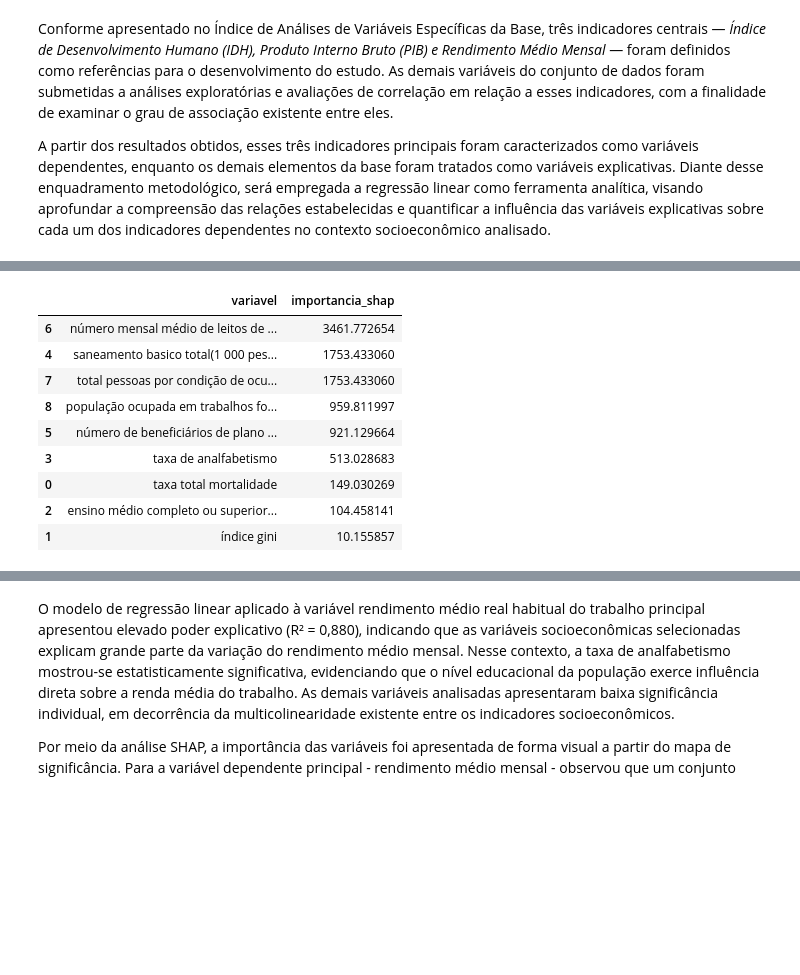
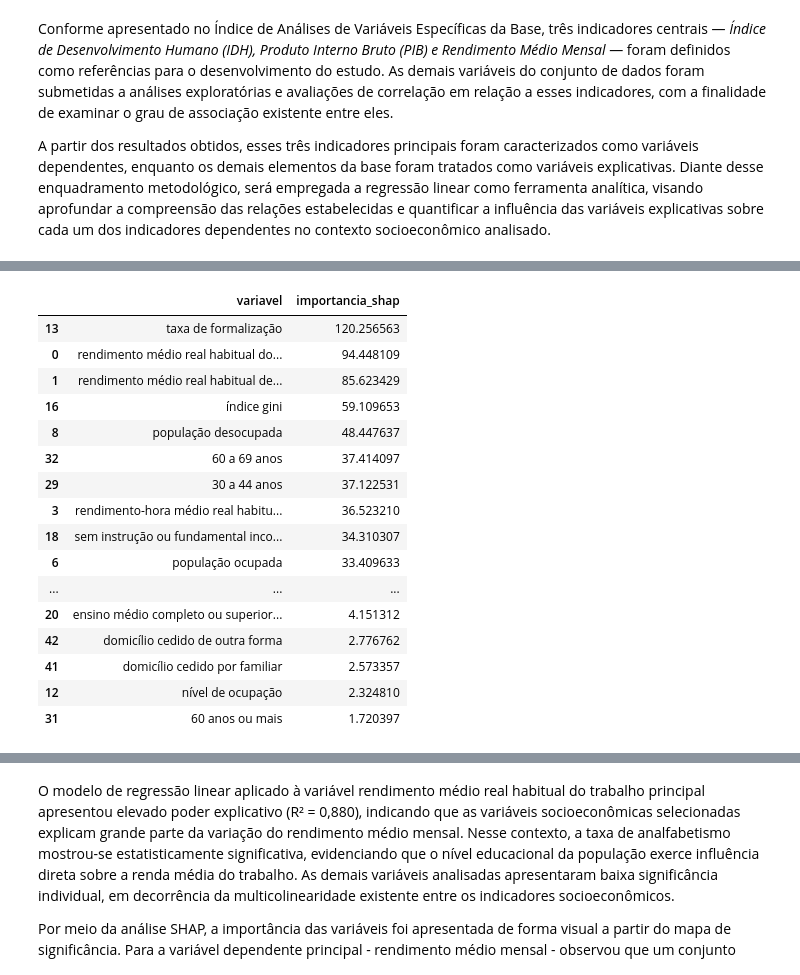
Before and after one commit to rafaella-moreira/DesafioII-ZettaLab, a Jupyter notebook: notebooks/analisedados.ipynb, the cells around one changed output, grey strips where cells are left out. Cells and saved outputs as stored; diff of their text form; code cells hidden in the pictures; blank space fills up the shorter version.

```diff
--- a/notebooks/analisedados.ipynb
+++ b/notebooks/analisedados.ipynb
@@ -1504,0 +1891,11 @@ Esses resultados evidenciam que o Rendimento Médio Mensal está fortemente asso
+# %%
+estados = [
+    'Espírito Santo',
+    'Minas Gerais',
+    'São Paulo',
+    'Rio de Janeiro'
+]
+
+metricas_gerais_rf = []
+previsoes_futuras_rf = []
+comparacao_teste_rf = []
@@ -1504,0 +2037,11 @@ Esses resultados evidenciam que o Rendimento Médio Mensal está fortemente asso
+# %%
+estados = [
+    'Minas Gerais',
+    'São Paulo',
+    'Espírito Santo',
+    'Rio de Janeiro'
+]
+
+metricas_gerais_xg = []
+previsoes_futuras_xg = []
+comparacao_teste_xg = []
@@ -1612,7 +2339,7 @@ strong multicollinearity problems or that the design matrix is singular.
 # %%
-def rodar_regressao_linear_shap(df, dependente_var, variaveis_independentes):
-    X = df[variaveis_independentes]
-    y = df[dependente_var]
+def rodar_regressao_linear_shap(df, target, variaveis):
+    X = df[variaveis]
+    y = df[target]
 
     X_treino, X_teste, y_treino, y_teste = train_test_split(
         X, y, test_size=0.2, random_state=42
@@ -1630,7 +2357,7 @@ def rodar_regressao_linear_shap(df, dependente_var, variaveis_independentes):
     r2 = r2_score(y_teste, y_pred)
     rmse = np.sqrt(mean_squared_error(y_teste, y_pred))
 
-    print(f'\nMODELO SHAP – {dependente_var.upper()}')
+    print(f'\nMODELO SHAP – {target.upper()}')
     print('-' * 60)
     print(f'R²: {r2:.4f}')
     print(f'RMSE: {rmse:.4f}')
@@ -1648,15 +2375,15 @@ def rodar_regressao_linear_shap(df, dependente_var, variaveis_independentes):
     shap.summary_plot(
         valores_shap,
         features=X_teste,
-        feature_names=variaveis_independentes
+        feature_names=variaveis
     )
 
     return pipeline, valores_shap
 # %%
 modelo_shap, valores_shap = rodar_regressao_linear_shap(
     df=df_modelo,
-    dependente_var=dependente_var,
-    variaveis_independentes=variaveis_independentes
+    target=target,
+    variaveis=variaveis
 )
 # %% [output]
 MODELO SHAP – RENDIMENTO MÉDIO REAL HABITUAL DO TRABALHO PRINCIPAL(R$/MÊS)
@@ -1667,18 +2394,25 @@ RMSE: 137.2433
 # %%
 importancia_shap = pd.DataFrame({
-    'variavel': variaveis_independentes,
+    'variavel': variaveis,
     'importancia_shap': np.abs(valores_shap.values).mean(axis=0)
 }).sort_values(by='importancia_shap', ascending=False)
 
 importancia_shap
 # %% [output]
 |  | variavel | importancia_shap |
-| 6 | número mensal médio de leitos de ... | 3461.772654 |
-| 4 | saneamento basico total(1 000 pes... | 1753.433060 |
-| 7 | total pessoas por condição de ocu... | 1753.433060 |
-| 8 | população ocupada em trabalhos fo... | 959.811997 |
-| 5 | número de beneficiários de plano ... | 921.129664 |
-| 3 | taxa de analfabetismo | 513.028683 |
-| 0 | taxa total mortalidade | 149.030269 |
-| 2 | ensino médio completo ou superior... | 104.458141 |
-| 1 | índice gini | 10.155857 |
+| 13 | taxa de formalização | 120.256563 |
+| 0 | rendimento médio real habitual do... | 94.448109 |
+| 1 | rendimento médio real habitual de... | 85.623429 |
+| 16 | índice gini | 59.109653 |
+| 8 | população desocupada | 48.447637 |
+| 32 | 60 a 69 anos | 37.414097 |
+| 29 | 30 a 44 anos | 37.122531 |
+| 3 | rendimento-hora médio real habitu... | 36.523210 |
+| 18 | sem instrução ou fundamental inco... | 34.310307 |
+| 6 | população ocupada | 33.409633 |
+| ... | ... | ... |
+| 20 | ensino médio completo ou superior... | 4.151312 |
+| 42 | domicílio cedido de outra forma | 2.776762 |
+| 41 | domicílio cedido por familiar | 2.573357 |
+| 12 | nível de ocupação | 2.324810 |
+| 31 | 60 anos ou mais | 1.720397 |
```
Also changed, not shown: parts of 109 cells of this notebook.
